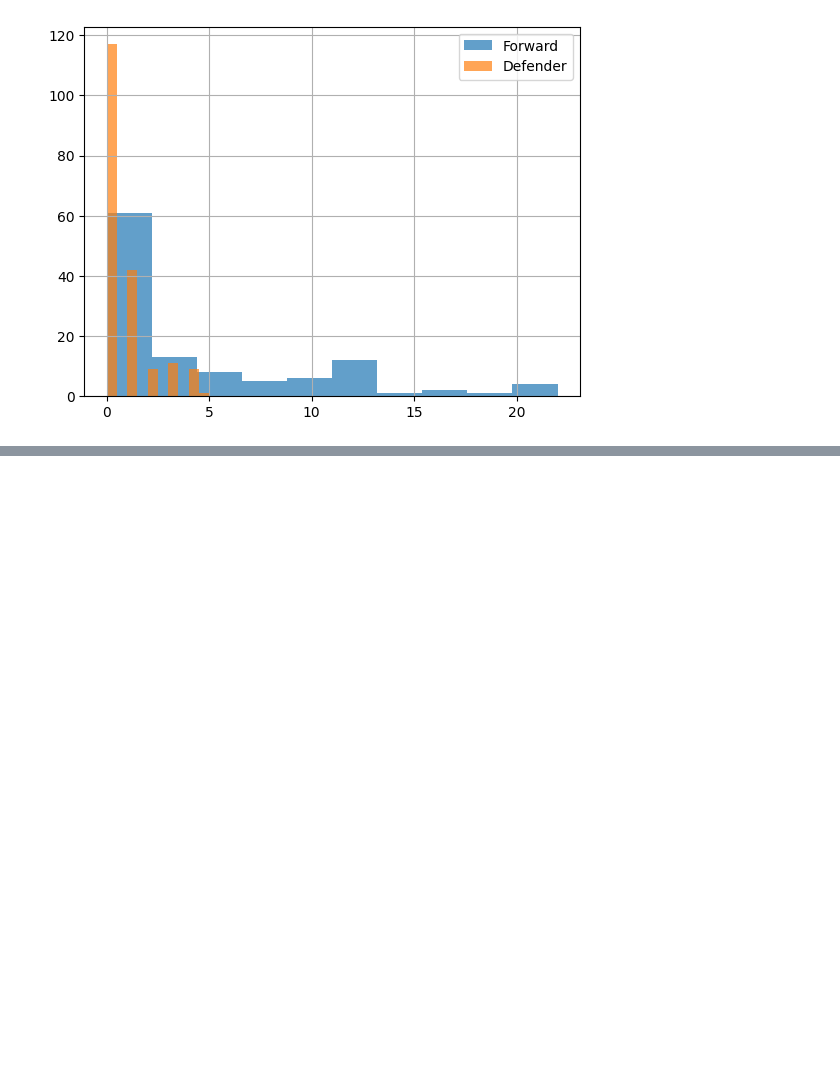
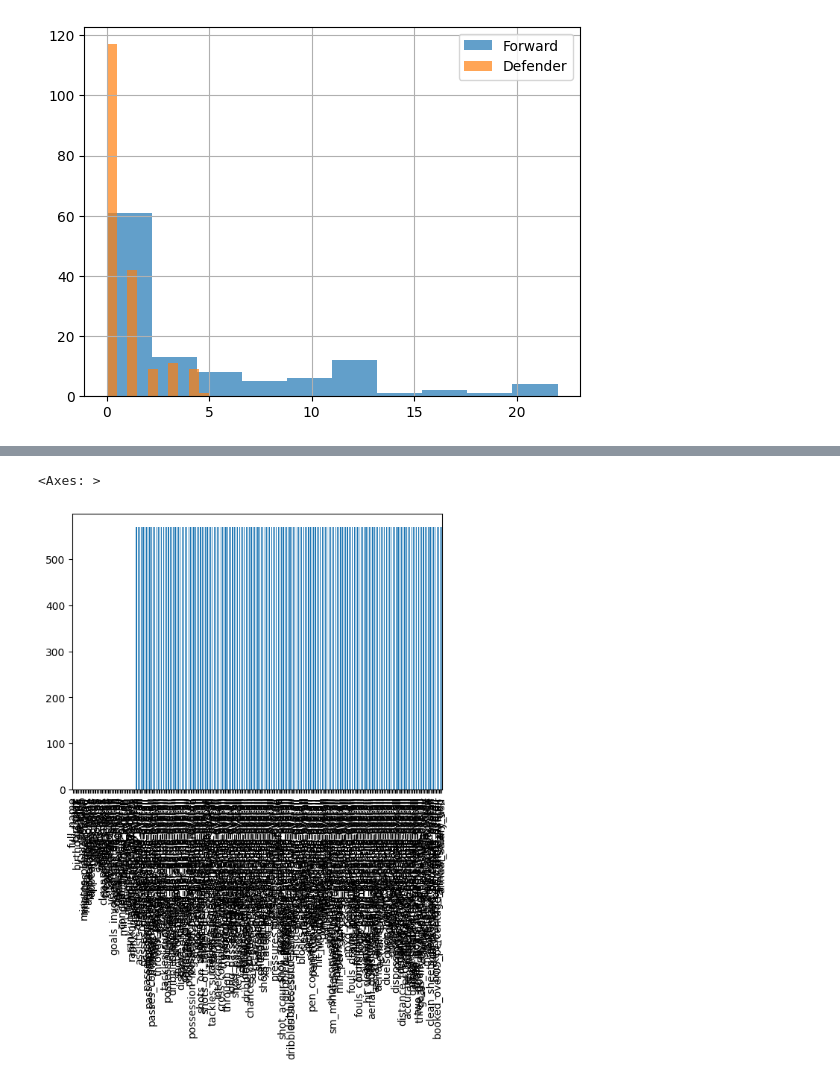
Before and after one commit to JeffBucker/DatacampDataAnalystTrack, a Jupyter notebook: 3. Data Manipulation with Pandas.ipynb, the cells around one changed output, grey strips where cells are left out. Drawn from its saved outputs; the diff is of its cells as text; code cells hidden in the pictures; blank space fills up the shorter version.

```diff
--- a/3. Data Manipulation with Pandas.ipynb
+++ b/3. Data Manipulation with Pandas.ipynb
@@ -570,0 +590,7 @@ plt.legend(["Forward", "Defender"])
+# %%
+# Plotting missing values
+
+PLplayer.isna().sum().plot(kind="bar")
+# %% [output]
+<Axes: >
+[figure, added]
```
Also changed, not shown: parts of 3 cells of this notebook, 1 other file.
